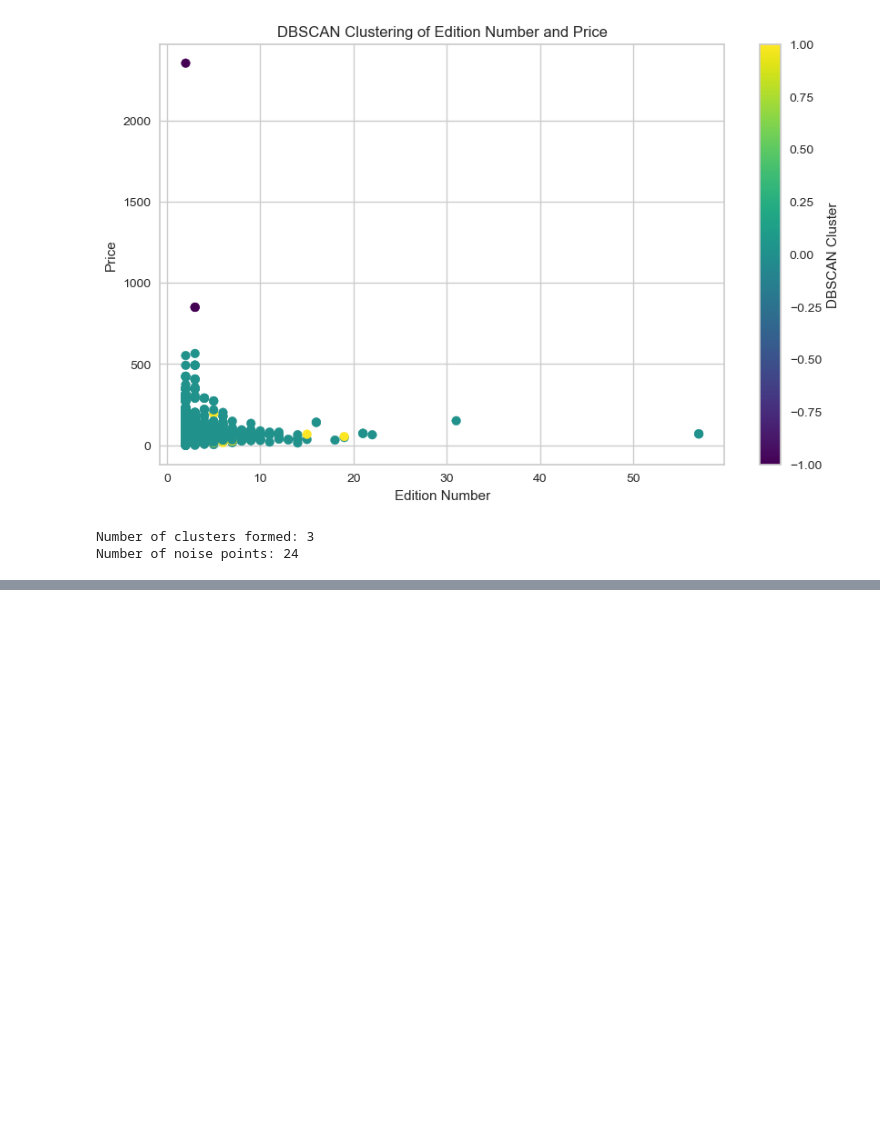
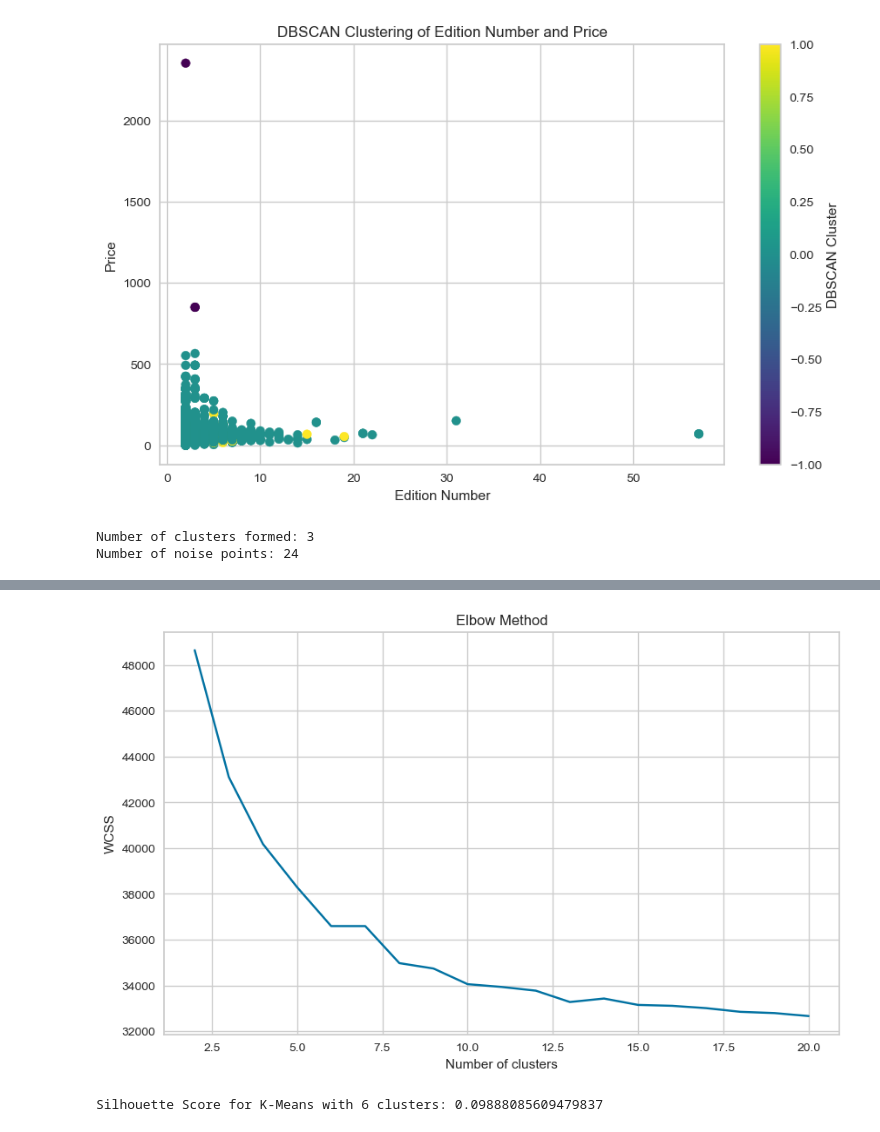
Before and after one commit to svjai/AML_2203_project, a Jupyter notebook: note_books/Final_use_here/March15_encoding_clustering.ipynb, the cells around one changed output, grey strips where cells are left out. Drawn from its saved outputs; the diff is of its cells as text; code cells hidden in the pictures; blank space fills up the shorter version.

Commit message:
Add files via upload
Added clustering of book description along with book price.

```diff
--- a/note_books/Final_use_here/March15_encoding_clustering.ipynb
+++ b/note_books/Final_use_here/March15_encoding_clustering.ipynb
@@ -243,0 +255,28 @@ Number of noise points: 24
+# %%
+# Text vectorization with TF-IDF
+vectorizer = TfidfVectorizer(max_features=1000, stop_words='english')
+tfidf_matrix = vectorizer.fit_transform(df['description'])
+# %%
+# Scale the price data
+scaler = StandardScaler()
+price_scaled = scaler.fit_transform(df[['price']])
+# %%
+# Combine the features
+X_combined = hstack([tfidf_matrix, price_scaled])
+# %%
+# Elbow Method to determine the optimal number of clusters for K-Means
+wcss = []
+for i in range(2, 21):
+    kmeans = KMeans(n_clusters=i, random_state=42)
+    kmeans.fit(X_combined)
+    wcss.append(kmeans.inertia_)
+# %%
+# Plot the Elbow Curve
+plt.figure(figsize=(10, 6))
+plt.plot(range(2, 21), wcss)
+plt.title('Elbow Method')
+plt.xlabel('Number of clusters')
+plt.ylabel('WCSS')
+plt.show()
+# %% [output]
+[figure, added]
@@ -243,0 +288,6 @@ Number of noise points: 24
+# %%
+# Calculate silhouette score for K-Means
+silhouette_avg = silhouette_score(X_combined, kmeans_clusters)
+print(f'Silhouette Score for K-Means with {optimal_clusters} clusters:', silhouette_avg)
+# %% [output]
+Silhouette Score for K-Means with 6 clusters: 0.09888085609479837
```
Also changed, not shown: parts of 10 cells of this notebook.
